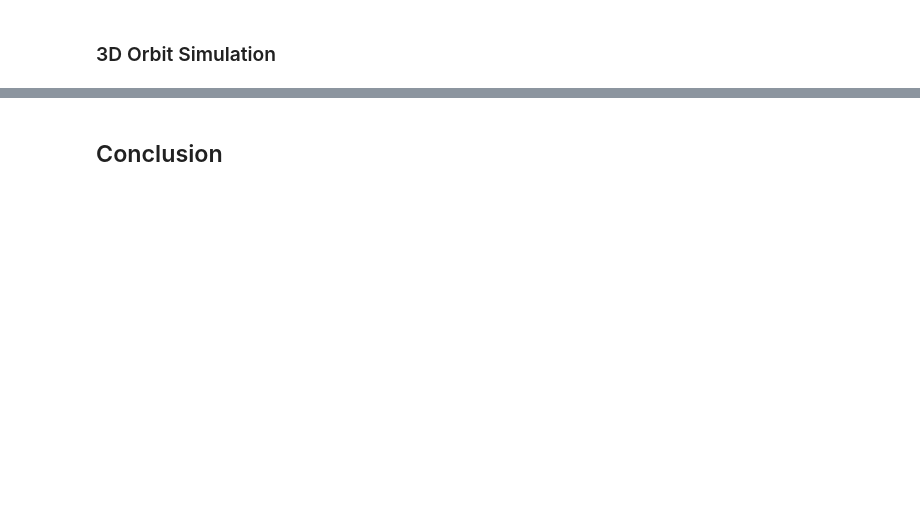
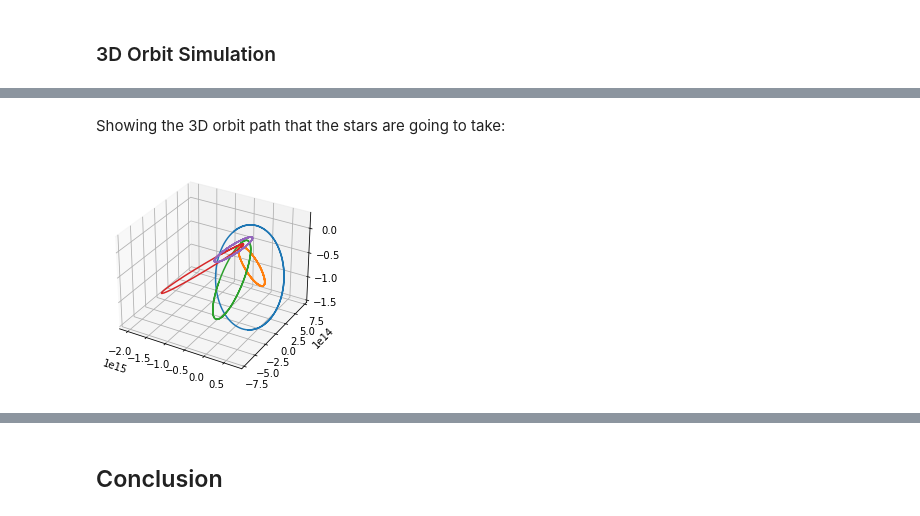
Before and after one commit to tairaeli/cmse202_honors_project, a Jupyter notebook: Writeup/writeup.ipynb, the cells around one changed output, grey strips where cells are left out. Cells and saved outputs as stored; diff of their text form; code cells hidden in the pictures; blank space fills up the shorter version.

```diff
--- a/Writeup/writeup.ipynb
+++ b/Writeup/writeup.ipynb
@@ -152,0 +213,7 @@ KeyboardInterrupt:
+# %%
+# puting the data in a more usable form
+sagAdat["q(m)"] = sagAdat["q (AU)"]*1.496e11 # Converting from 'AU' to 'm'
+sagAdat["z"] = sagAdat["q(m)"]*np.sin(sagAdat["i (°)"]*np.pi/180) # Finding 'z' position at perihelion
+                                                                  # in cartesian coords
+sagAdat["x"] = sagAdat["q(m)"]*np.cos(sagAdat["i (°)"]*np.pi/180)
+sagAdat["v(m/s)"] = sagAdat["v (%c)"]*0.01*3e8 # converting star speed to m/s
@@ -152,0 +222,7 @@ KeyboardInterrupt:
+# %%
+# Initializing a list of star objects using the information from the dataset
+# Excluding last 3 stars due to their relativistic motion
+
+st_list = []
+for i in range(len(sagAdat["q(m)"])-3):
+    st_list.append(star([sagAdat["x"][i],0,sagAdat["z"][i]],[0,sagAdat["v(m/s)"][i],0]))
@@ -152,0 +241,8 @@ KeyboardInterrupt:
+# %% [markdown]
+Showing the 3D orbit path that the stars are going to take:
+# %%
+ax = plt.axes(projection='3d')
+for i in range(len(st_list)):
+    ax.plot(st_list[i].r[:,0],st_list[i].r[:,1],st_list[i].r[:,2])
+# %% [output]
+[figure, added]
```
Also changed, not shown: parts of 23 cells of this notebook, 5 other files.
